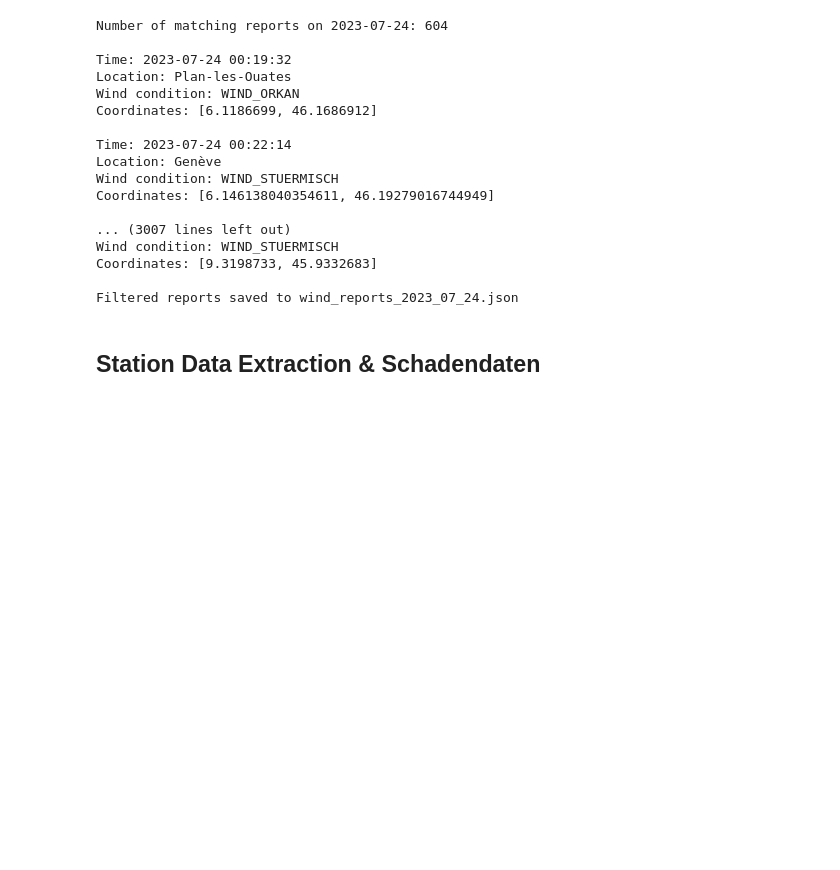
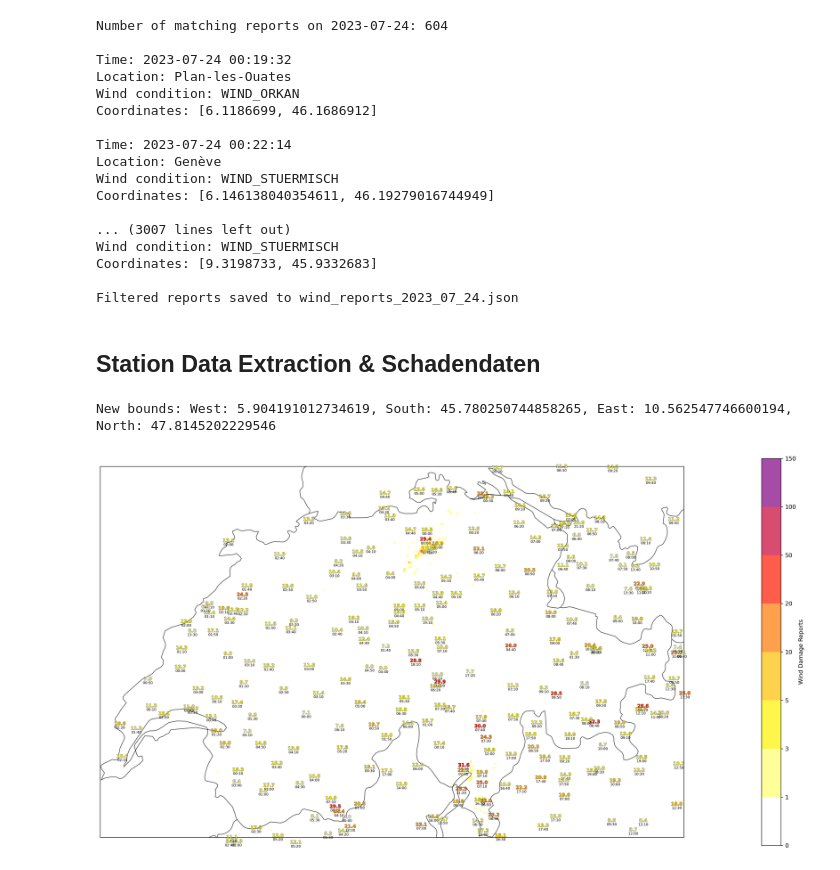
Before and after one commit to florianvalentinackermann/radar_windgusts, a Jupyter notebook: second_case.ipynb, the cells around one changed output. Saved outputs shown, nothing was run; the diff lists cells and outputs as text; code cells hidden in the pictures; blank space fills up the shorter version.

```diff
--- a/second_case.ipynb
+++ b/second_case.ipynb
@@ -6058,10 +6084,10 @@ max_wind_by_station = max_wind_by_station.sort('max_wind_gust', descending=True)
 
 # Filter data to include only points within the extent
 filtered_data = max_wind_by_station.filter(
-    (pl.col('longitude') >= bounds[0]) &
-    (pl.col('longitude') <= bounds[2]) &
-    (pl.col('latitude') >= bounds[1]) &
-    (pl.col('latitude') <= bounds[3])
+    (pl.col('longitude') >= west) &
+    (pl.col('longitude') <= east) &
+    (pl.col('latitude') >= south) &
+    (pl.col('latitude') <= north)
 )
 
 # Create a custom colormap (white to yellow to red)
@@ -6075,30 +6101,33 @@ max_gust = filtered_data['max_wind_gust'].max()
 norm = plt.Normalize(min_gust, max_gust)
 
 # Plot the wind gust values
 for row in filtered_data.iter_rows(named=True):
     # Plot max wind gust value
     text = ax.text(
         row['longitude'], row['latitude'],
         f"{row['max_wind_gust']:.1f}",
         fontsize=8, fontweight='bold',
         color=cmap(norm(row['max_wind_gust'])),
         ha='center', va='bottom', transform=ccrs.PlateCarree()
     )
     # Add black contour to the text
     text.set_path_effects([path_effects.Stroke(linewidth=0.5, foreground='black'),
                            path_effects.Normal()])
 
     # Plot UTC time
     utc_time = row['max_gust_time'].strftime('%H:%M')
     ax.text(
         row['longitude'], row['latitude'],
         utc_time,
         fontsize=6, color='black',
         ha='center', va='top', transform=ccrs.PlateCarree()
     )
 
 
 # Print the new bounds for verification
 print(f"New bounds: West: {west}, South: {south}, East: {east}, North: {north}")
 
 plt.savefig("/users/fackerma/newproject1/figures/second_case/stationen_schaden.png", dpi=300, bbox_inches='tight')
+# %% [output]
+New bounds: West: 5.904191012734619, South: 45.780250744858265, East: 10.562547746600194, North: 47.8145202229546
+[figure, added]
```
Also changed, not shown: parts of 2 cells of this notebook.
